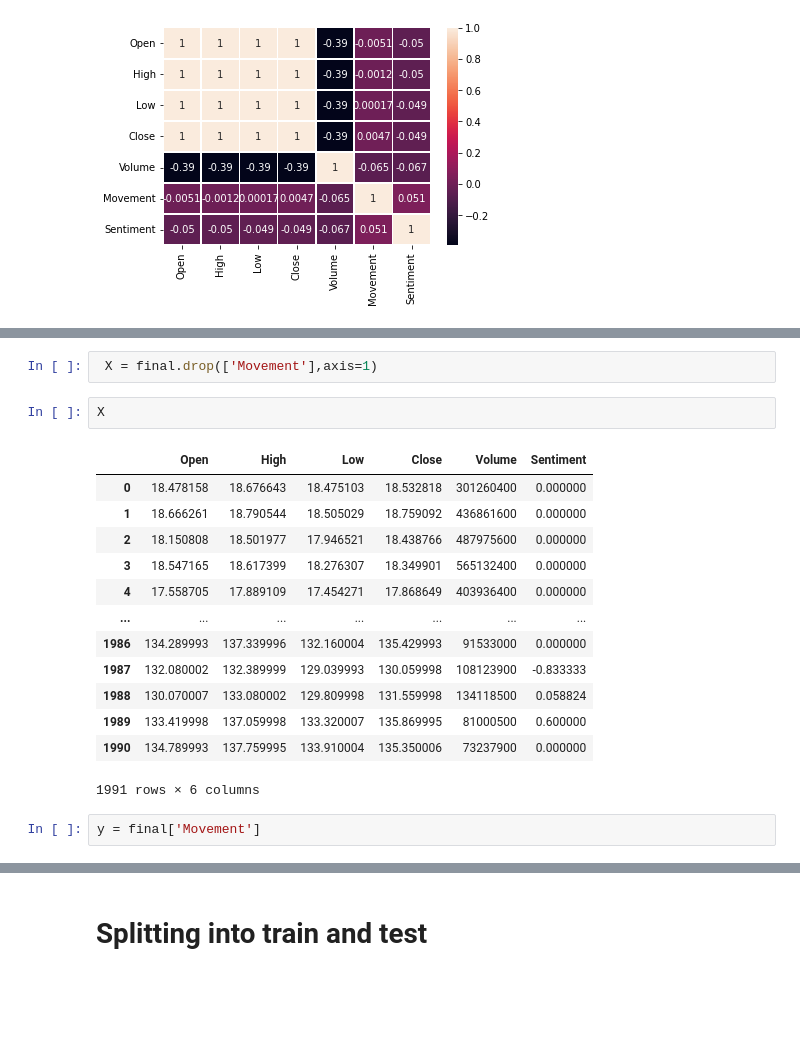
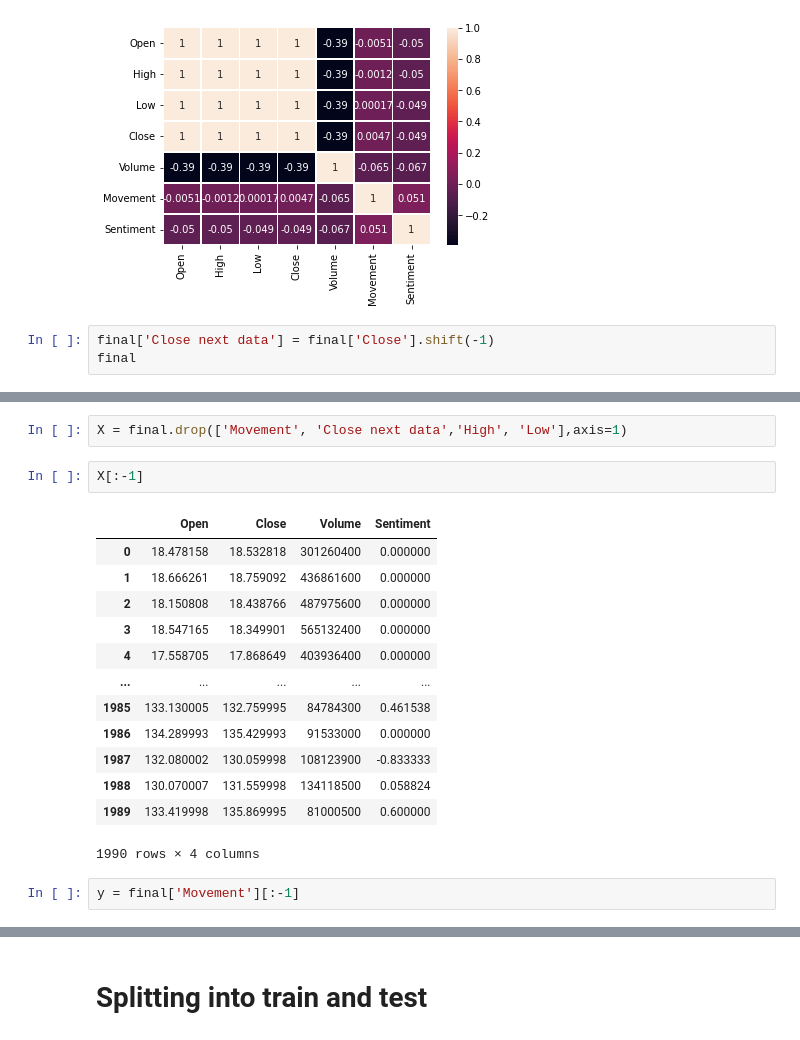
Before and after one commit to AnshulRustogi/Stock-Market-Movement-Predictor, a Jupyter notebook: model/ML_models.ipynb, the cells around one changed output, grey strips where cells are left out. Cells and saved outputs as stored; diff of their text form; blank space fills up the shorter version.

Commit message:
with sentiments

```diff
--- a/model/ML_models.ipynb
+++ b/model/ML_models.ipynb
@@ -96,3 +96,6 @@ sns.heatmap(final.corr(), linewidth=0.5, annot=True)
 # %% [output]
 <matplotlib.axes._subplots.AxesSubplot at 0x...>
 [figure]
+# %%
+final['Close next data'] = final['Close'].shift(-1)
+final
@@ -99,23 +116,23 @@ sns.heatmap(final.corr(), linewidth=0.5, annot=True)
 # %%
- X = final.drop(['Movement'],axis=1)
+X = final.drop(['Movement', 'Close next data','High', 'Low'],axis=1)
 # %%
-X
+X[:-1]
 # %% [output]
-|  | Open | High | Low | Close | Volume | Sentiment |
-| 0 | 18.478158 | 18.676643 | 18.475103 | 18.532818 | 301260400 | 0.000000 |
-| 1 | 18.666261 | 18.790544 | 18.505029 | 18.759092 | 436861600 | 0.000000 |
-| 2 | 18.150808 | 18.501977 | 17.946521 | 18.438766 | 487975600 | 0.000000 |
-| 3 | 18.547165 | 18.617399 | 18.276307 | 18.349901 | 565132400 | 0.000000 |
-| 4 | 17.558705 | 17.889109 | 17.454271 | 17.868649 | 403936400 | 0.000000 |
-| ... | ... | ... | ... | ... | ... | ... |
-| 1986 | 134.289993 | 137.339996 | 132.160004 | 135.429993 | 91533000 | 0.000000 |
-| 1987 | 132.080002 | 132.389999 | 129.039993 | 130.059998 | 108123900 | -0.833333 |
-| 1988 | 130.070007 | 133.080002 | 129.809998 | 131.559998 | 134118500 | 0.058824 |
-| 1989 | 133.419998 | 137.059998 | 133.320007 | 135.869995 | 81000500 | 0.600000 |
-| 1990 | 134.789993 | 137.759995 | 133.910004 | 135.350006 | 73237900 | 0.000000 |
+|  | Open | Close | Volume | Sentiment |
+| 0 | 18.478158 | 18.532818 | 301260400 | 0.000000 |
+| 1 | 18.666261 | 18.759092 | 436861600 | 0.000000 |
+| 2 | 18.150808 | 18.438766 | 487975600 | 0.000000 |
+| 3 | 18.547165 | 18.349901 | 565132400 | 0.000000 |
+| 4 | 17.558705 | 17.868649 | 403936400 | 0.000000 |
+| ... | ... | ... | ... | ... |
+| 1985 | 133.130005 | 132.759995 | 84784300 | 0.461538 |
+| 1986 | 134.289993 | 135.429993 | 91533000 | 0.000000 |
+| 1987 | 132.080002 | 130.059998 | 108123900 | -0.833333 |
+| 1988 | 130.070007 | 131.559998 | 134118500 | 0.058824 |
+| 1989 | 133.419998 | 135.869995 | 81000500 | 0.600000 |
-1991 rows × 6 columns
+1990 rows × 4 columns
 # %%
-y = final['Movement']
+y = final['Movement'][:-1]
 # %%
 y
 # %% [output]
```
Also changed, not shown: parts of 28 cells of this notebook.
